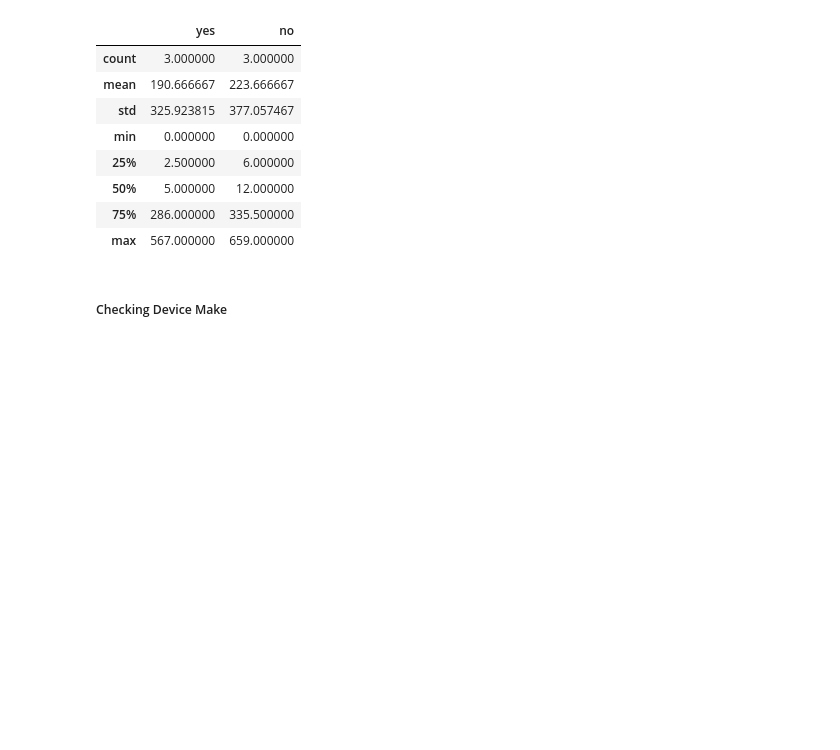
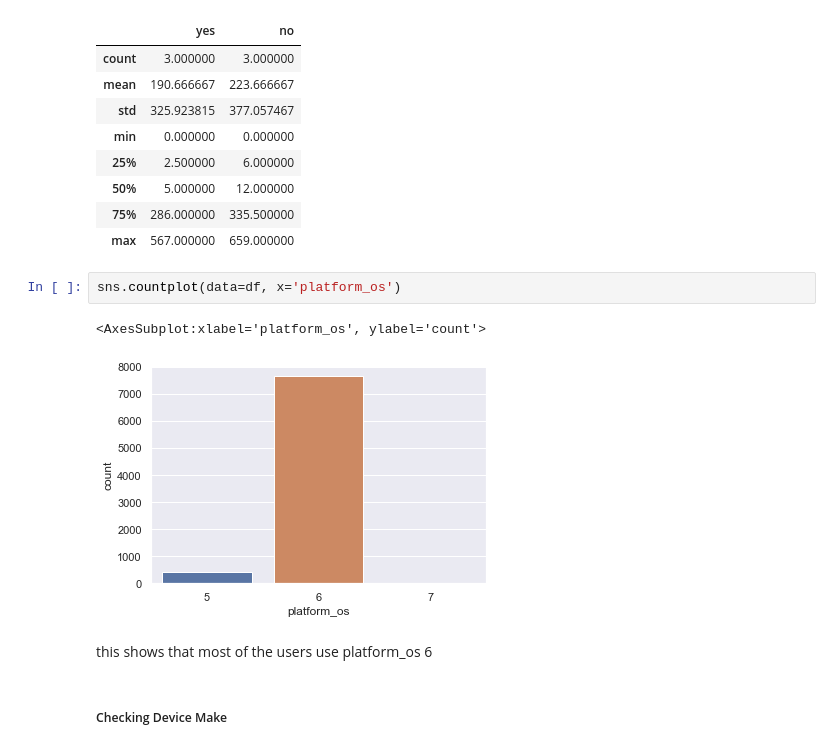
Before and after one commit to 10Academy-B6-W2/Smart-Ads-campaign-performance-analysis, a Jupyter notebook: notebooks/EDA_for_ABTesting.ipynb, the cells around one changed output. Cells and saved outputs as stored; diff of their text form; blank space fills up the shorter version.

```diff
--- a/notebooks/EDA_for_ABTesting.ipynb
+++ b/notebooks/EDA_for_ABTesting.ipynb
@@ -233,6 +241,13 @@ platform_os_metrics.describe()
 | 50% | 5.000000 | 12.000000 |
 | 75% | 286.000000 | 335.500000 |
 | max | 567.000000 | 659.000000 |
+# %%
+sns.countplot(data=df, x='platform_os')
+# %% [output]
+<AxesSubplot:xlabel='platform_os', ylabel='count'>
+[figure, added]
+# %% [markdown]
+this shows that most of the users use platform_os 6
 # %% [markdown]
 ##### Checking Device Make
 # %%
```
Also changed, not shown: parts of 33 cells of this notebook.
